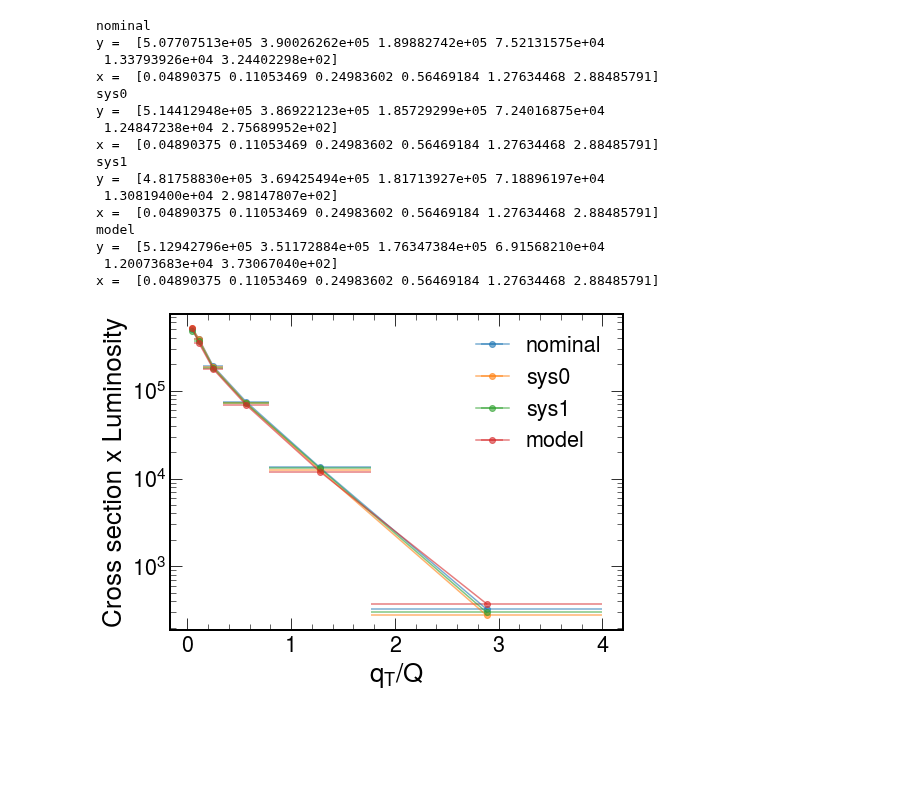
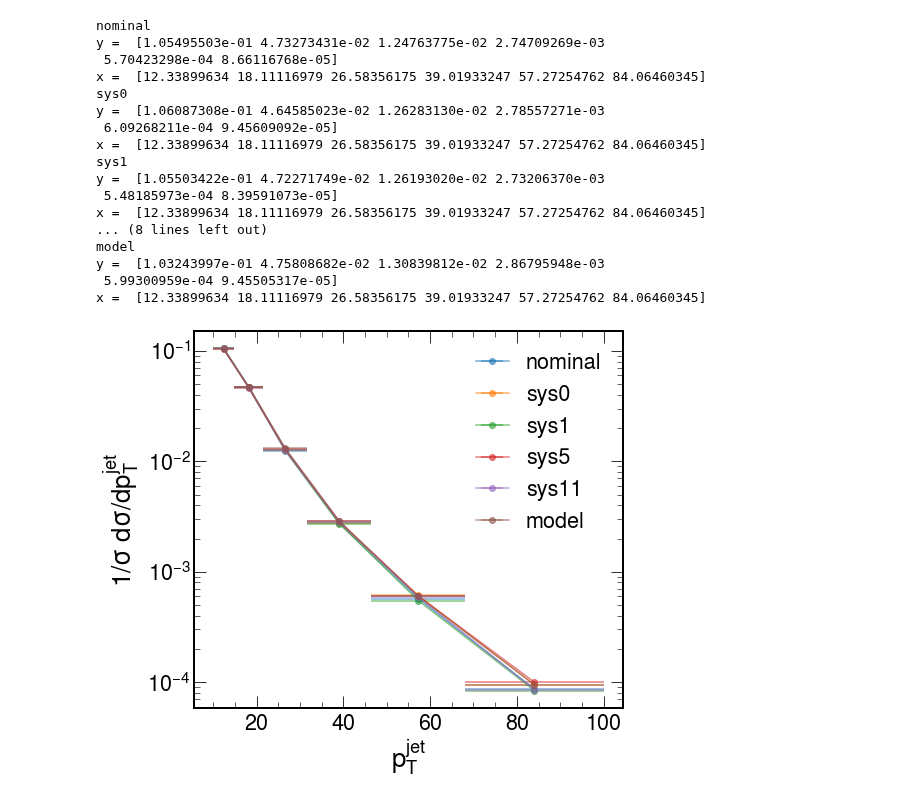
Before and after one commit to miguelignacio/disjets, a Jupyter notebook: SystematicUncertainties.ipynb, the cells around one changed output. Saved outputs shown, nothing was run; the diff lists cells and outputs as text; code cells hidden in the pictures; blank space fills up the shorter version.

```diff
--- a/SystematicUncertainties.ipynb
+++ b/SystematicUncertainties.ipynb
@@ -36,23 +56,30 @@ hep.set_style("CMS")
 # %%
 #observable = 'dphi'
-#xtitle = r'$\Delta\phi$ [rad]'
-#observable = 'jetpt'
-#xtitle = r'jet $p_{T}$ [GeV]'
-observable = 'qt'
-xtitle = r'$q_{T}/Q$'
+observable = 'jetpt'
+#observable = 'qt'
+#observable = 'jeteta'
+
+symbol = {}
+symbol['dphi'] = '$\Delta\phi$ '
+symbol['jeteta'] = '$\eta^{jet}$'
+symbol['qt']  = '$q_{T}/Q$'
+symbol['jetpt'] = '$p_{T}^{jet}$'
+
 y = {}
 x = {}
 xerr = {}
 
+altmc = 'Rapgap'
 mc = 'Django'
-altmc = 'Rapgap'
 names = {}
-names['nominal'] = 'outputfiles_2/CrossSection_%s_%s_nominal_ep0607_data_nominal.npy'%(observable,mc)
-names['sys0']    = 'outputfiles_2/CrossSection_%s_%s_sys_0_ep0607_data_nominal.npy'%(observable,mc)
-names['sys1']   =  'outputfiles_2/CrossSection_%s_%s_sys_1_ep0607_data_nominal.npy'%(observable,mc)
-#names['sys6']   =  'outputfiles/CrossSection_%s_%s_sys_6_ep0607_data_nominal.npy'%(observable,mc)
-#names['sys9']    = 'outputfiles_2/CrossSection_%s_%s_sys_9_ep0607_data_nominal.npy'%(observable,mc)#
-#names['test']   = 'outputfiles/CrossSection_%s_%s_sys_1_ep0607_data_nominal.npy'%(observable,mc)
+names['nominal'] = 'outputfiles/CrossSection_%s_%s_nominal_ep0607_data_nominal.npy'%(observable,mc)
+names['sys0']    = 'outputfiles/CrossSection_%s_%s_sys_0_ep0607_data_nominal.npy'%(observable,mc)
+names['sys1']   =  'outputfiles/CrossSection_%s_%s_sys_1._ep0607_data_nominal.npy'%(observable,mc)
+#names['sys4']   =  'outputfiles/CrossSection_%s_%s_sys_6_ep0607_data_nominal.npy'%(observable,mc)
+names['sys5']   =  'outputfiles/CrossSection_%s_%s_sys_5_ep0607_data_nominal.npy'%(observable,mc)
+
+#names['sys10']    = 'outputfiles/CrossSection_%s_%s_sys_10_ep0607_data_nominal.npy'%(observable,mc)
+names['sys11']    = 'outputfiles/CrossSection_%s_%s_sys_11_ep0607_data_nominal.npy'%(observable,mc)
 names['model']   = 'outputfiles/CrossSection_%s_%s_nominal_ep0607_data_nominal.npy'%(observable,altmc)
 
 
@@ -60,8 +87,12 @@ label = {}
 label['test'] = 'repeat'
 label['sys0'] = 'HFS scale (in jet)'
 label['sys1'] = 'HFS scale (remainder)'
-label['sys6'] = 'lepton energy scale'
-label['sys9'] = 'lepton azimuthal angle'
+label['sys4'] = 'HFS polar angle'
+label['sys5'] = 'HFS azimuthal angle'
+label['sys7'] = 'Lepton energy scale'
+label['sys10'] = 'Lepton polar angle'
+label['sys11'] = 'Lepton azimuthal angle'
+
 label['model'] = 'Model'
 #names['sys10']   =  'CrossSection_jetpt_Django_nominal_em0405_data_nominal.npy'
 # %%
@@ -78,34 +109,35 @@ for key in names.keys():
         #print(xerr[key])
 # %% [output]
 nominal
-y =  [5.07707513e+05 3.90026262e+05 1.89882742e+05 7.52131575e+04
- 1.33793926e+04 3.24402298e+02]
-x =  [0.04890375 0.11053469 0.24983602 0.56469184 1.27634468 2.88485791]
+y =  [1.05495503e-01 4.73273431e-02 1.24763775e-02 2.74709269e-03
+ 5.70423298e-04 8.66116768e-05]
+x =  [12.33899634 18.11116979 26.58356175 39.01933247 57.27254762 84.06460345]
 sys0
-y =  [5.14412948e+05 3.86922123e+05 1.85729299e+05 7.24016875e+04
- 1.24847238e+04 2.75689952e+02]
-x =  [0.04890375 0.11053469 0.24983602 0.56469184 1.27634468 2.88485791]
+y =  [1.06087308e-01 4.64585023e-02 1.26283130e-02 2.78557271e-03
+ 6.09268211e-04 9.45609092e-05]
+x =  [12.33899634 18.11116979 26.58356175 39.01933247 57.27254762 84.06460345]
 sys1
-y =  [4.81758830e+05 3.69425494e+05 1.81713927e+05 7.18896197e+04
- 1.30819400e+04 2.98147807e+02]
-x =  [0.04890375 0.11053469 0.24983602 0.56469184 1.27634468 2.88485791]
+y =  [1.05503422e-01 4.72271749e-02 1.26193020e-02 2.73206370e-03
+ 5.48185973e-04 8.39591073e-05]
+x =  [12.33899634 18.11116979 26.58356175 39.01933247 57.27254762 84.06460345]
+... (8 lines left out)
 model
-y =  [5.12942796e+05 3.51172884e+05 1.76347384e+05 6.91568210e+04
- 1.20073683e+04 3.73067040e+02]
-x =  [0.04890375 0.11053469 0.24983602 0.56469184 1.27634468 2.88485791]
+y =  [1.03243997e-01 4.75808682e-02 1.30839812e-02 2.86795948e-03
+ 5.99300959e-04 9.45505317e-05]
+x =  [12.33899634 18.11116979 26.58356175 39.01933247 57.27254762 84.06460345]
 # %%
-fig = plt.figure(figsize=(8,6))
+fig,ax = plt.subplots(figsize=(8,7))
 for key in names.keys():
     plt.errorbar(x[key],y[key],xerr=xerr[key],fmt='o-',label=key,alpha=0.6)
     plt.yscale('log')
     #plt.xscale('log')
 
     plt.legend()
-plt.ylabel('Cross section x Luminosity')
-plt.xlabel(xtitle)
+plt.ylabel(r'$1/\sigma$ $d\sigma/$d%s'%symbol[observable])
+plt.xlabel(symbol[observable])
 
 plt.tight_layout()
 fig.savefig('figures/Systematic uncertainties_variations_%s.png'%observable)
 # %% [output]
-[figure, old version]
+[figure, new version]
 # %%
```
Also changed, not shown: parts of 6 cells of this notebook, 2 other files.
